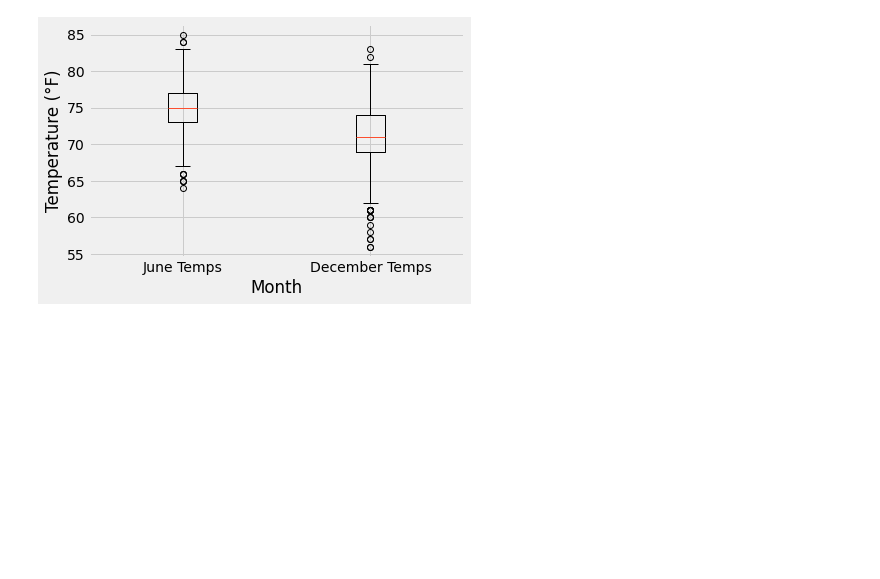
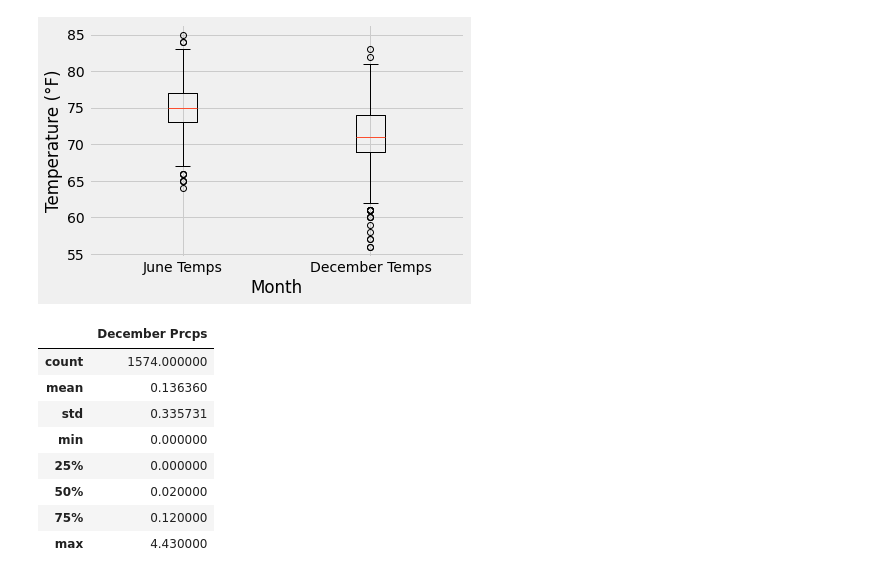
Before and after one commit to elp192/Analysis-of-Oahu-climate, a Jupyter notebook: climate_temp_analysis.ipynb, the cells around one changed output. Saved outputs shown, nothing was run; the diff lists cells and outputs as text; code cells hidden in the pictures; blank space fills up the shorter version.

Commit message:
Determined precipitation levels for June and December

```diff
--- a/climate_temp_analysis.ipynb
+++ b/climate_temp_analysis.ipynb
@@ -215,0 +218,16 @@ plt.show()
+# %%
+# Filters the Measurement table to retrieve the peception for the month of June and convert to a list
+results3 = session.query(Measurement.date, Measurement.prcp).\
+filter(extract('month',Measurement.date)==6).all()
+df_results3=pd.DataFrame(results3,columns=['date','December Prcps'])
+df_results3.describe()
+# %% [output]
+|  | December Prcps |
+| count | 1574.000000 |
+| mean | 0.136360 |
+| std | 0.335731 |
+| min | 0.000000 |
+| 25% | 0.000000 |
+| 50% | 0.020000 |
+| 75% | 0.120000 |
+| max | 4.430000 |
```
Also changed, not shown: parts of 4 cells of this notebook.
